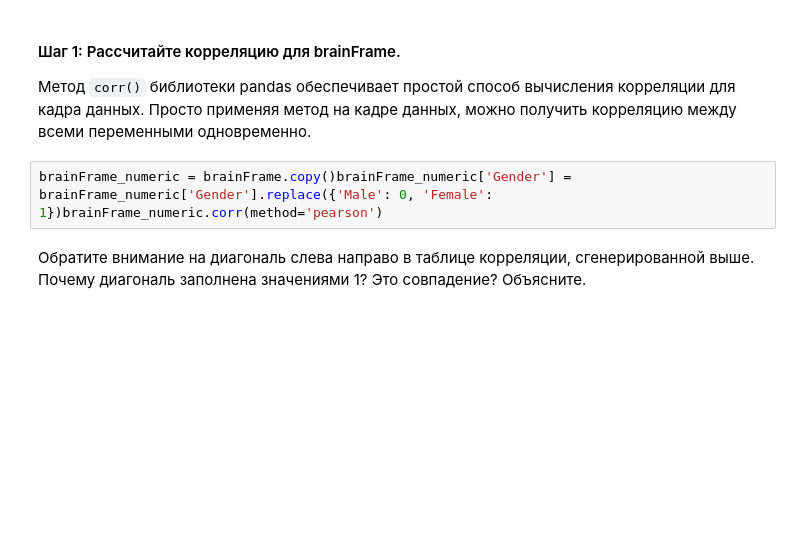
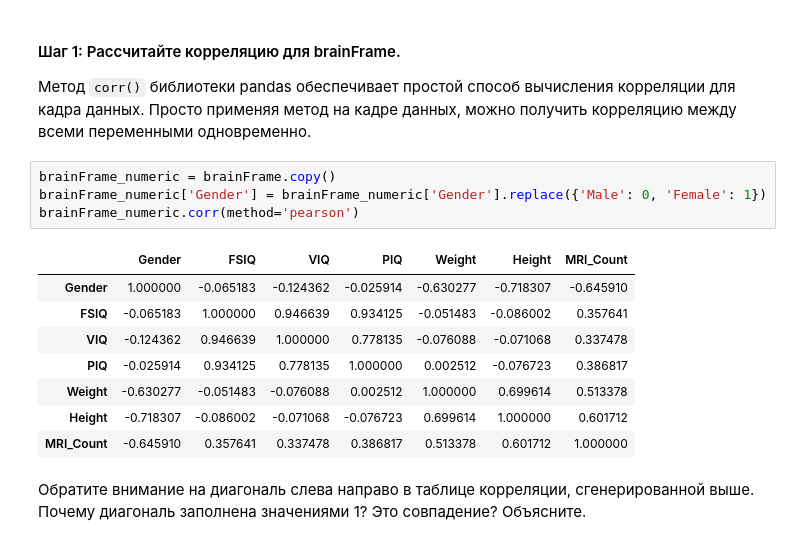
Before and after one commit to jimmyfinger178/lab2, a Jupyter notebook: correlation.ipynb, the cells around one changed output. Drawn from its saved outputs; the diff is of its cells as text; blank space fills up the shorter version.

```diff
--- a/correlation.ipynb
+++ b/correlation.ipynb
@@ -111,7 +150,18 @@ plt.show()
 #### Шаг 1: Рассчитайте корреляцию для brainFrame.
 Метод `corr()` библиотеки pandas обеспечивает простой способ вычисления корреляции для кадра данных. Просто применяя метод на кадре данных, можно получить корреляцию между всеми переменными одновременно.
 # %%
-brainFrame_numeric = brainFrame.copy()brainFrame_numeric['Gender'] = brainFrame_numeric['Gender'].replace({'Male': 0, 'Female': 1})brainFrame_numeric.corr(method='pearson')
+brainFrame_numeric = brainFrame.copy()
+brainFrame_numeric['Gender'] = brainFrame_numeric['Gender'].replace({'Male': 0, 'Female': 1})
+brainFrame_numeric.corr(method='pearson')
+# %% [output]
+|  | Gender | FSIQ | VIQ | PIQ | Weight | Height | MRI_Count |
+| Gender | 1.000000 | -0.065183 | -0.124362 | -0.025914 | -0.630277 | -0.718307 | -0.645910 |
+| FSIQ | -0.065183 | 1.000000 | 0.946639 | 0.934125 | -0.051483 | -0.086002 | 0.357641 |
+| VIQ | -0.124362 | 0.946639 | 1.000000 | 0.778135 | -0.076088 | -0.071068 | 0.337478 |
+| PIQ | -0.025914 | 0.934125 | 0.778135 | 1.000000 | 0.002512 | -0.076723 | 0.386817 |
+| Weight | -0.630277 | -0.051483 | -0.076088 | 0.002512 | 1.000000 | 0.699614 | 0.513378 |
+| Height | -0.718307 | -0.086002 | -0.071068 | -0.076723 | 0.699614 | 1.000000 | 0.601712 |
+| MRI_Count | -0.645910 | 0.357641 | 0.337478 | 0.386817 | 0.513378 | 0.601712 | 1.000000 |
 # %% [markdown]
 Обратите внимание на диагональ слева направо в таблице корреляции, сгенерированной выше. Почему диагональ заполнена значениями 1? Это совпадение? Объясните.
 # %% [markdown]
```
Also changed, not shown: parts of 11 cells of this notebook, 1 other file.
